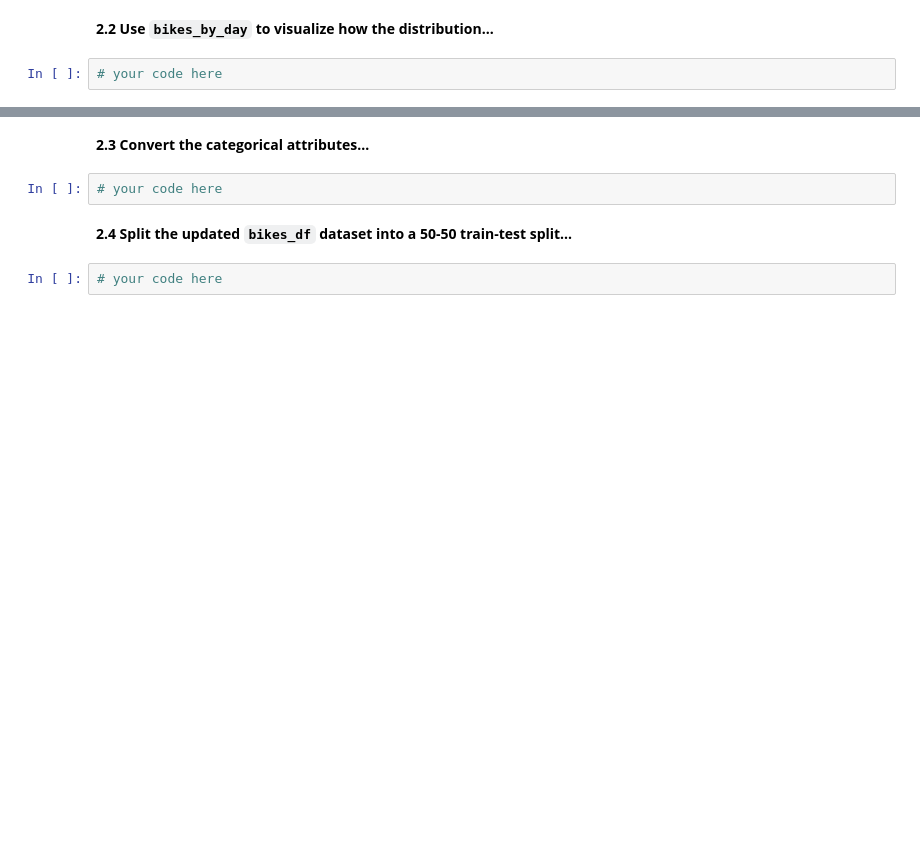
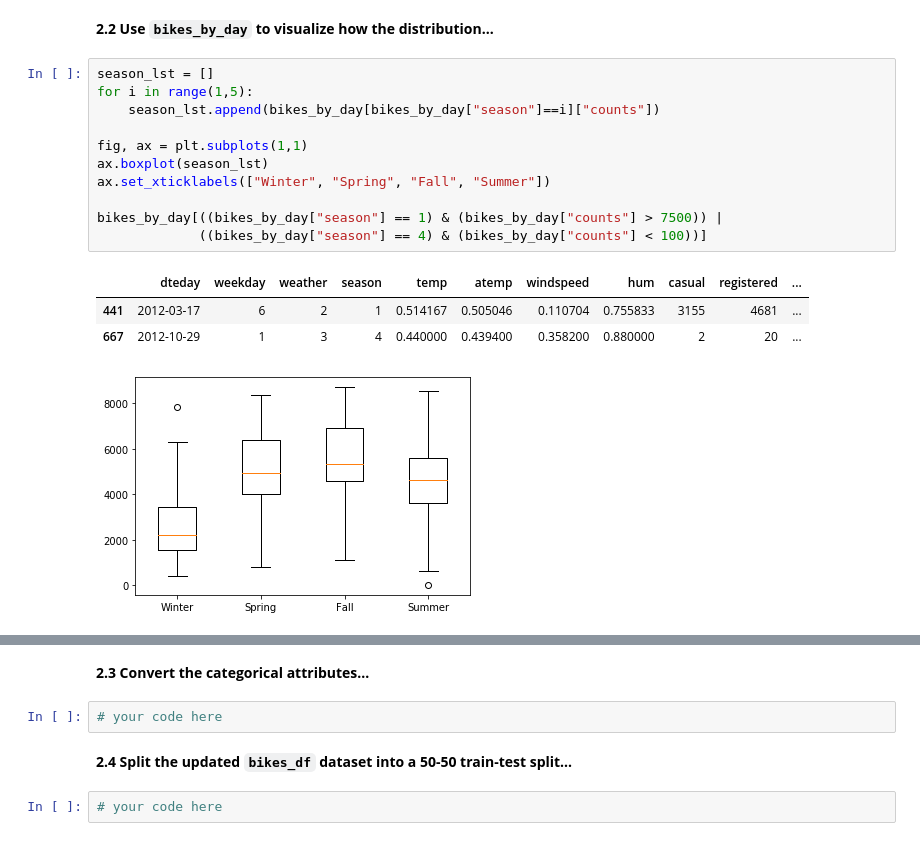
Before and after one commit to songdavidb/cs109aHW, a Jupyter notebook: cs109a_hw3/cs109a_hw3.ipynb, the cells around one changed output, grey strips where cells are left out. Saved outputs shown, nothing was run; the diff lists cells and outputs as text; blank space fills up the shorter version.

```diff
--- a/cs109a_hw3/cs109a_hw3.ipynb
+++ b/cs109a_hw3/cs109a_hw3.ipynb
@@ -165,4 +261,18 @@ Make a plot showing  the _distribution_ of the number of casual and registered r
 # %% [markdown]
 **2.2 Use `bikes_by_day` to visualize how the distribution...**
-# %%
-# your code here
+# %%
+season_lst = []
+for i in range(1,5):
+    season_lst.append(bikes_by_day[bikes_by_day["season"]==i]["counts"])
+
+fig, ax = plt.subplots(1,1)
+ax.boxplot(season_lst)
+ax.set_xticklabels(["Winter", "Spring", "Fall", "Summer"])
+
+bikes_by_day[((bikes_by_day["season"] == 1) & (bikes_by_day["counts"] > 7500)) |
+             ((bikes_by_day["season"] == 4) & (bikes_by_day["counts"] < 100))]
+# %% [output]
+|  | dteday | weekday | weather | season | temp | atemp | windspeed | hum | casual | registered | ... |
+| 441 | 2012-03-17 | 6 | 2 | 1 | 0.514167 | 0.505046 | 0.110704 | 0.755833 | 3155 | 4681 | ... |
+| 667 | 2012-10-29 | 1 | 3 | 4 | 0.440000 | 0.439400 | 0.358200 | 0.880000 | 2 | 20 | ... |
+[figure, added]
```
Also changed, not shown: parts of 14 cells of this notebook.
